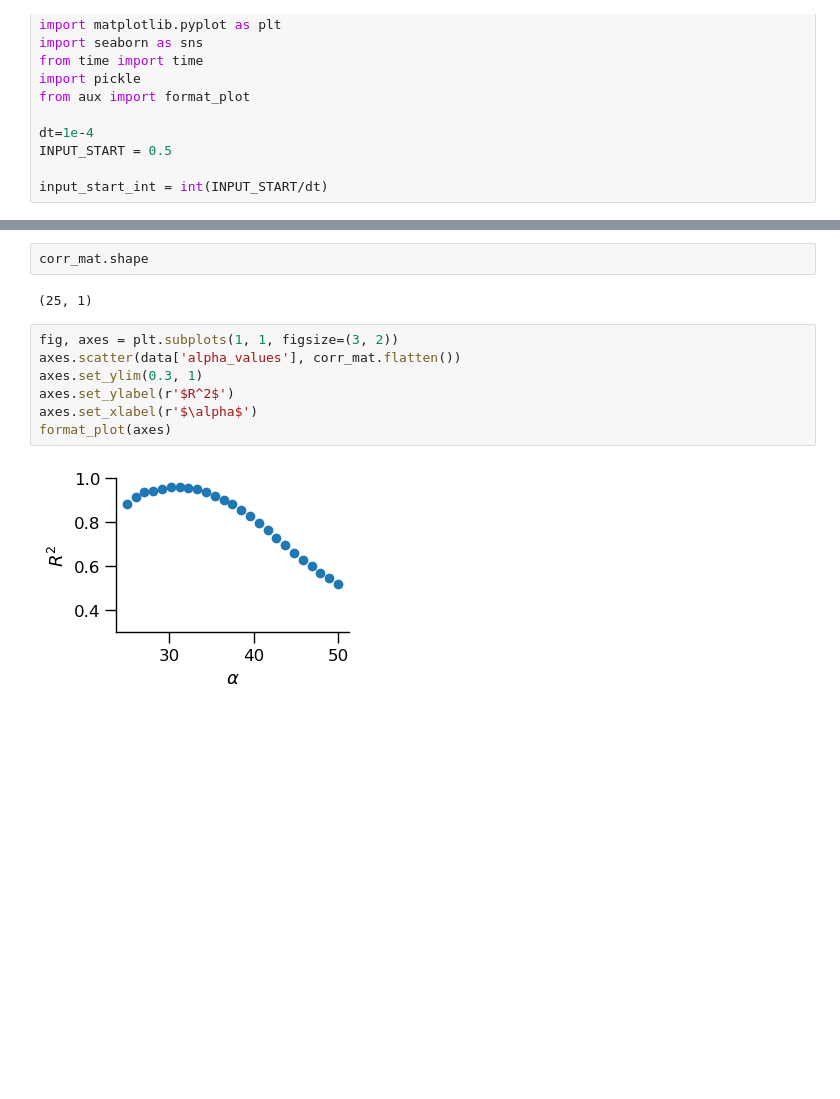
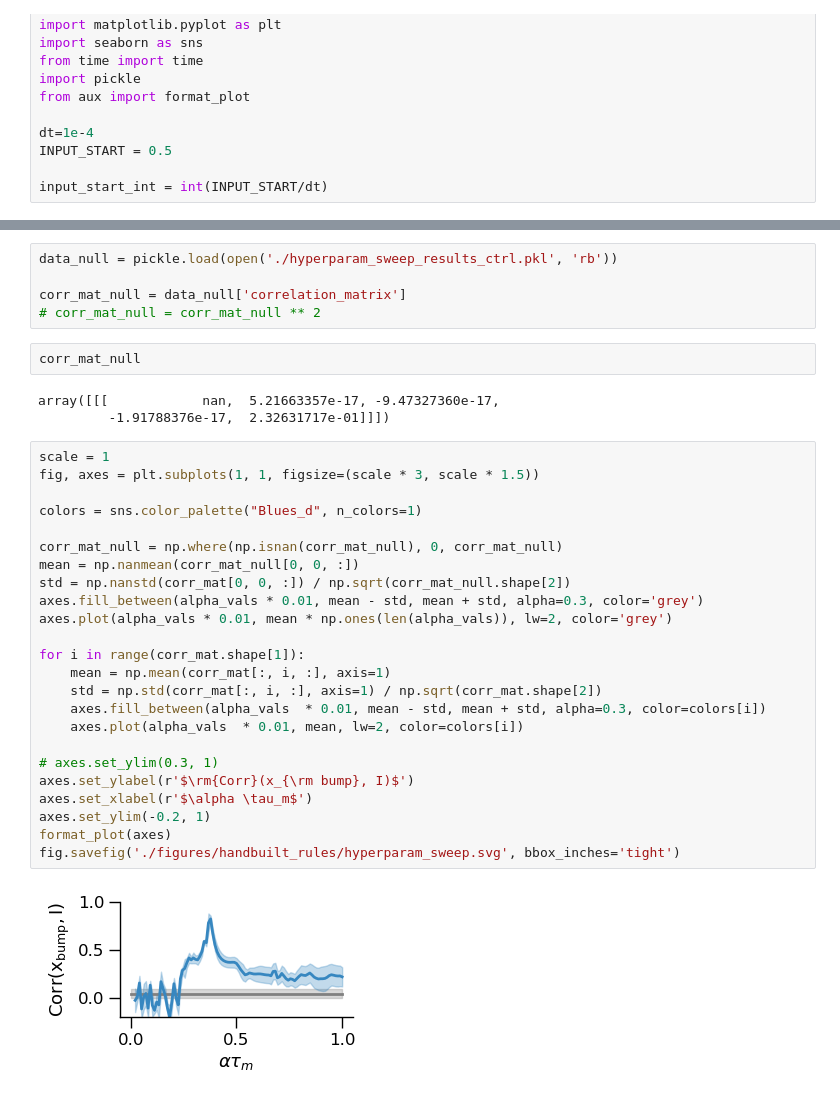
Before and after one commit to davidgbe/automated_plasticity_discovery, a Jupyter notebook: visualize_run_active_tuning.ipynb, the cells around one changed output, grey strips where cells are left out. Cells and saved outputs as stored; diff of their text form; blank space fills up the shorter version.

```diff
--- a/visualize_run_active_tuning.ipynb
+++ b/visualize_run_active_tuning.ipynb
@@ -170,13 +229,36 @@ corr_mat = data['correlation_matrix']
-# %%
-corr_mat.shape
-# %% [output]
-(25, 1)
+# %%
+data_null = pickle.load(open('./hyperparam_sweep_results_ctrl.pkl', 'rb'))
+
+corr_mat_null = data_null['correlation_matrix']
+# corr_mat_null = corr_mat_null ** 2
+# %%
+corr_mat_null
+# %% [output]
+array([[[            nan,  5.21663357e-17, -9.47327360e-17,
+         -1.91788376e-17,  2.32631717e-01]]])
 # %%
-fig, axes = plt.subplots(1, 1, figsize=(3, 2))
-axes.scatter(data['alpha_values'], corr_mat.flatten())
-axes.set_ylim(0.3, 1)
-axes.set_ylabel(r'$R^2$')
-axes.set_xlabel(r'$\alpha$')
+scale = 1
+fig, axes = plt.subplots(1, 1, figsize=(scale * 3, scale * 1.5))
+
+colors = sns.color_palette("Blues_d", n_colors=1)
+
+corr_mat_null = np.where(np.isnan(corr_mat_null), 0, corr_mat_null)
+mean = np.nanmean(corr_mat_null[0, 0, :])
+std = np.nanstd(corr_mat[0, 0, :]) / np.sqrt(corr_mat_null.shape[2])
+axes.fill_between(alpha_vals * 0.01, mean - std, mean + std, alpha=0.3, color='grey')
+axes.plot(alpha_vals * 0.01, mean * np.ones(len(alpha_vals)), lw=2, color='grey')
+
+for i in range(corr_mat.shape[1]):
+    mean = np.mean(corr_mat[:, i, :], axis=1)
+    std = np.std(corr_mat[:, i, :], axis=1) / np.sqrt(corr_mat.shape[2])
+    axes.fill_between(alpha_vals  * 0.01, mean - std, mean + std, alpha=0.3, color=colors[i])
+    axes.plot(alpha_vals  * 0.01, mean, lw=2, color=colors[i])
+
+# axes.set_ylim(0.3, 1)
+axes.set_ylabel(r'$\rm{Corr}(x_{\rm bump}, I)$')
+axes.set_xlabel(r'$\alpha \tau_m$')
+axes.set_ylim(-0.2, 1)
 format_plot(axes)
+fig.savefig('./figures/handbuilt_rules/hyperparam_sweep.svg', bbox_inches='tight')
 # %% [output]
-[figure, old version]
+[figure, new version]
```
Also changed, not shown: parts of 5 cells of this notebook, 7 other files.
